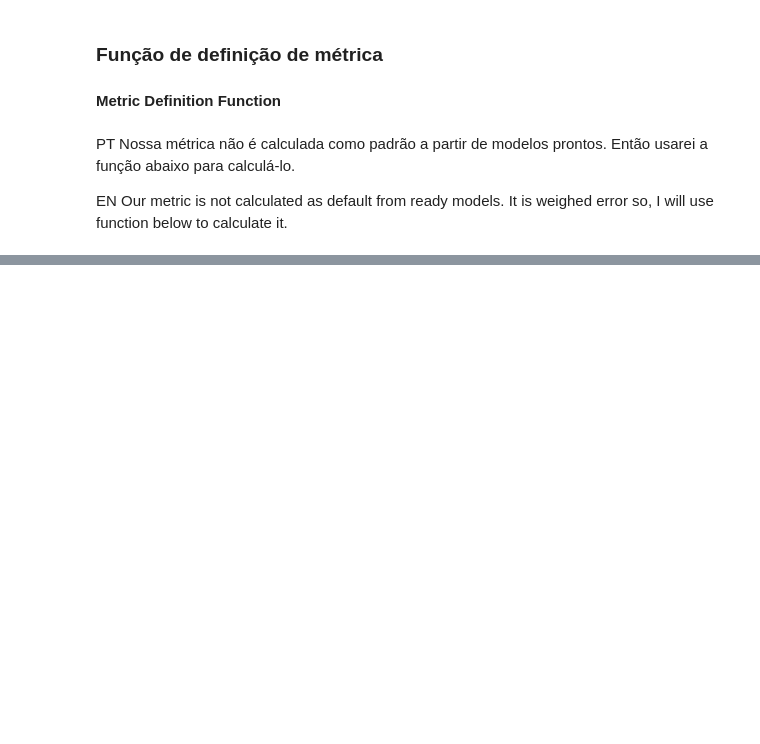
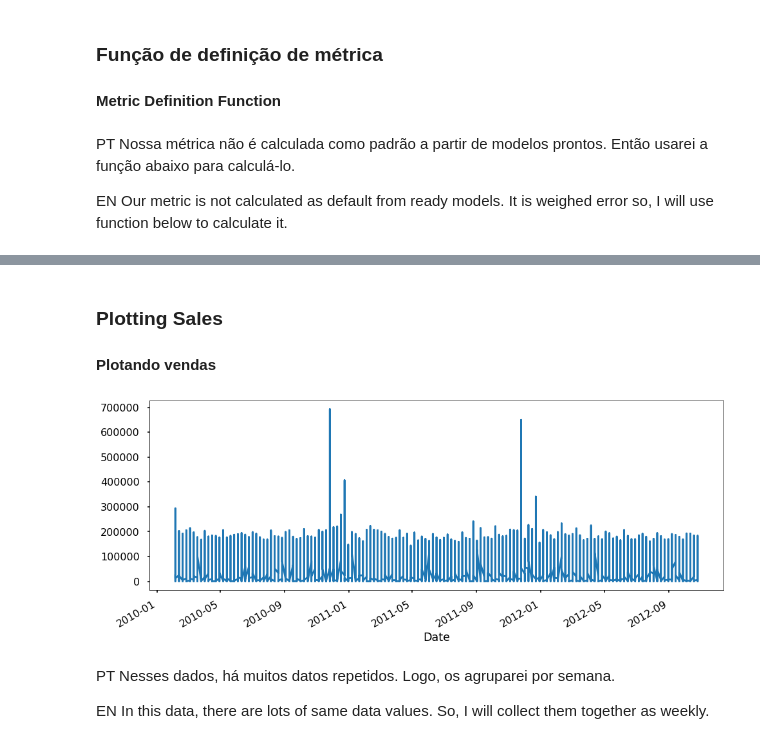
Before and after one commit to danielfernandesp/Analysis-and-Insights-1-for-Data-Science---Walmart-Sales-Forecast, a Jupyter notebook: Previsão de Vendas do Walmart.ipynb, the cells around one changed output, grey strips where cells are left out. Saved outputs shown, nothing was run; the diff lists cells and outputs as text; code cells hidden in the pictures; blank space fills up the shorter version.

```diff
--- a/Previsão de Vendas do Walmart.ipynb
+++ b/Previsão de Vendas do Walmart.ipynb
@@ -837,0 +1250,21 @@ def wmae_test(test, pred): # WMAE for test
+# %%
+df["Date"] = pd.to_datetime(df["Date"]) #changing data to datetime for decomposing
+# %%
+df['column_name'] = pd.to_numeric(df['column_name'], errors='coerce')
+# %%
+df.set_index('Date', inplace=True) #seting date as index
+# %% [markdown]
+### Plotting Sales
+#### Plotando vendas
+# %%
+plt.figure(figsize=(16,6))
+df['Weekly_Sales'].plot()
+plt.show()
+# %% [output]
+[figure, added]
+# %% [markdown]
+PT
+Nesses dados, há muitos datos repetidos. Logo, os agruparei por semana.
+
+EN
+In this data, there are lots of same data values. So, I will collect them together as weekly.
```
Also changed, not shown: parts of 103 cells of this notebook.
